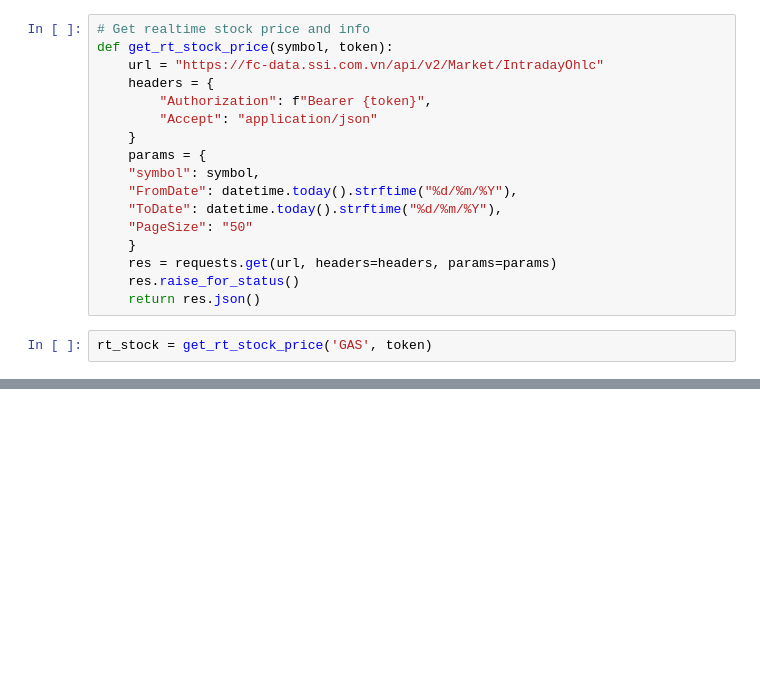
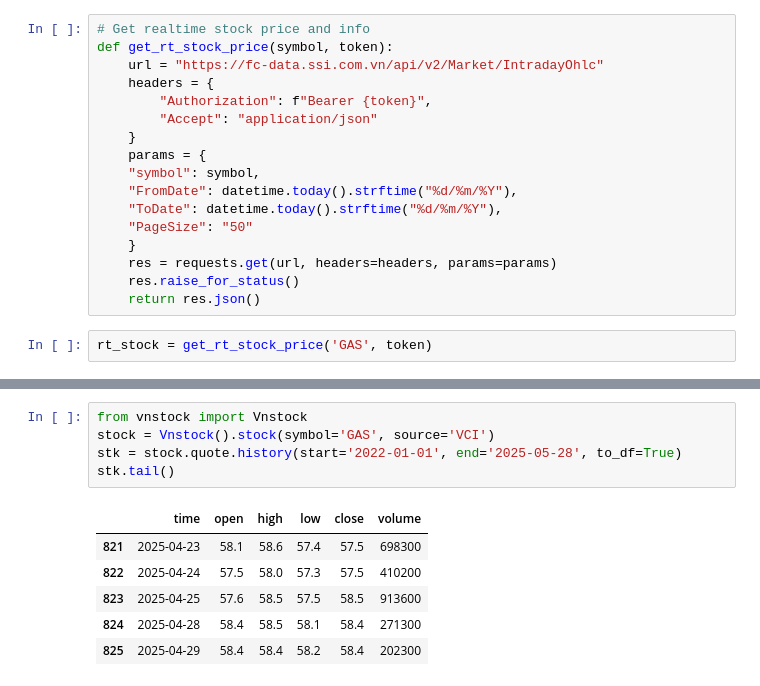
Before and after one commit to thangtm58/trading_algorithm, a Jupyter notebook: ssi.ipynb, the cells around one changed output, grey strips where cells are left out. Saved outputs shown, nothing was run; the diff lists cells and outputs as text; blank space fills up the shorter version.

```diff
--- a/ssi.ipynb
+++ b/ssi.ipynb
@@ -204,0 +208,12 @@ KeyboardInterrupt:
+# %%
+from vnstock import Vnstock
+stock = Vnstock().stock(symbol='GAS', source='VCI')
+stk = stock.quote.history(start='2022-01-01', end='2025-05-28', to_df=True)
+stk.tail()
+# %% [output]
+|  | time | open | high | low | close | volume |
+| 821 | 2025-04-23 | 58.1 | 58.6 | 57.4 | 57.5 | 698300 |
+| 822 | 2025-04-24 | 57.5 | 58.0 | 57.3 | 57.5 | 410200 |
+| 823 | 2025-04-25 | 57.6 | 58.5 | 57.5 | 58.5 | 913600 |
+| 824 | 2025-04-28 | 58.4 | 58.5 | 58.1 | 58.4 | 271300 |
+| 825 | 2025-04-29 | 58.4 | 58.4 | 58.2 | 58.4 | 202300 |
```
Also changed, not shown: parts of 7 cells of this notebook.
